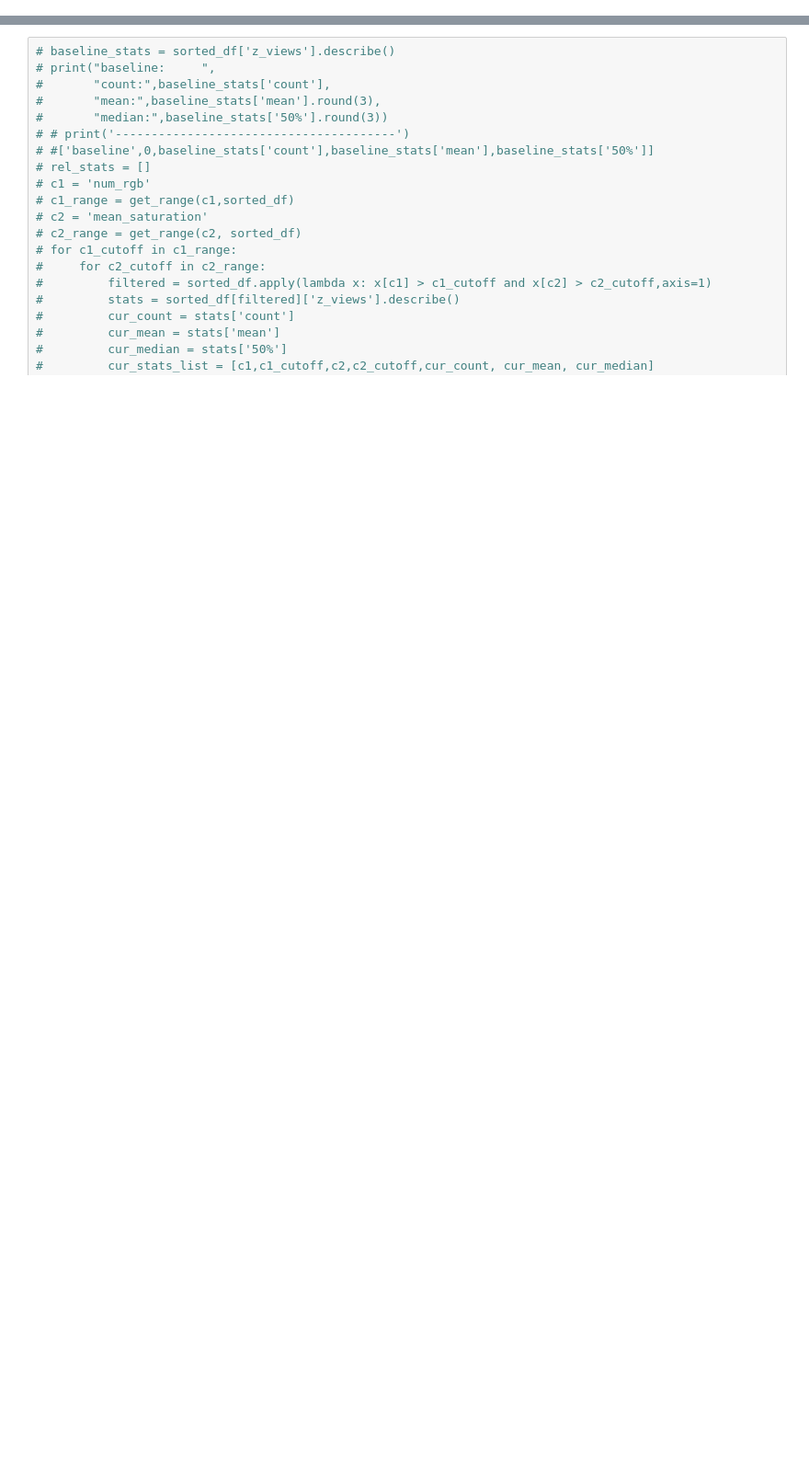
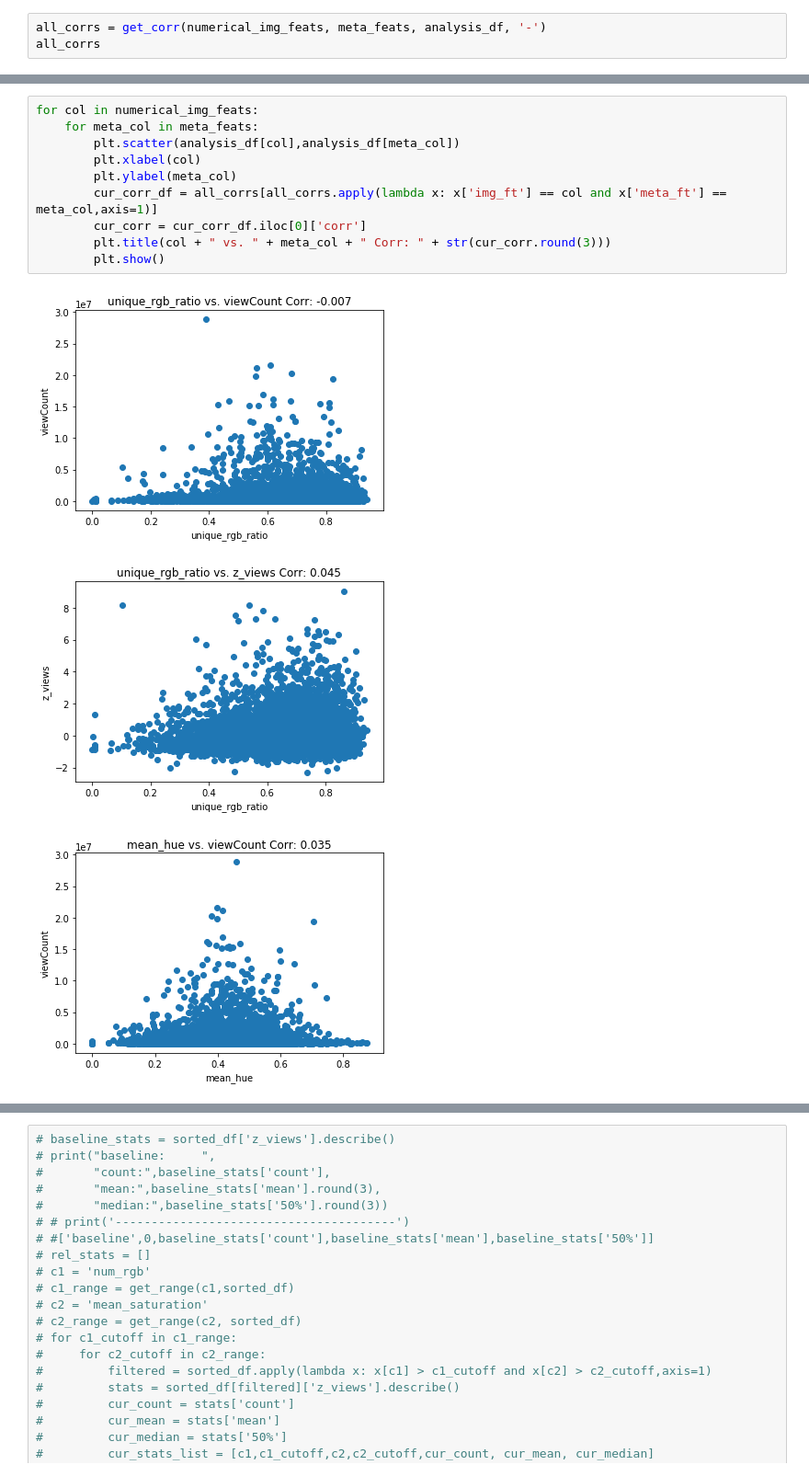
Before and after one commit to codencoding/Red-Means-Go, a Jupyter notebook: notebooks/eda/cwynne_combined_analysis.ipynb, the cells around one changed output, grey strips where cells are left out. Shown at 92% size. Saved outputs shown, nothing was run; the diff lists cells and outputs as text; blank space fills up the shorter version.

```diff
--- a/notebooks/eda/cwynne_combined_analysis.ipynb
+++ b/notebooks/eda/cwynne_combined_analysis.ipynb
@@ -153,0 +136,3 @@ rf.feature_importances_
+# %%
+all_corrs = get_corr(numerical_img_feats, meta_feats, analysis_df, '-')
+all_corrs
@@ -153,0 +155,14 @@ rf.feature_importances_
+# %%
+for col in numerical_img_feats:
+    for meta_col in meta_feats:
+        plt.scatter(analysis_df[col],analysis_df[meta_col])
+        plt.xlabel(col)
+        plt.ylabel(meta_col)
+        cur_corr_df = all_corrs[all_corrs.apply(lambda x: x['img_ft'] == col and x['meta_ft'] == meta_col,axis=1)]
+        cur_corr = cur_corr_df.iloc[0]['corr']
+        plt.title(col + " vs. " + meta_col + " Corr: " + str(cur_corr.round(3)))
+        plt.show()
+# %% [output]
+[figure, added]
+[figure, added]
+[figure, added]
```
Also changed, not shown: parts of 72 cells of this notebook.
